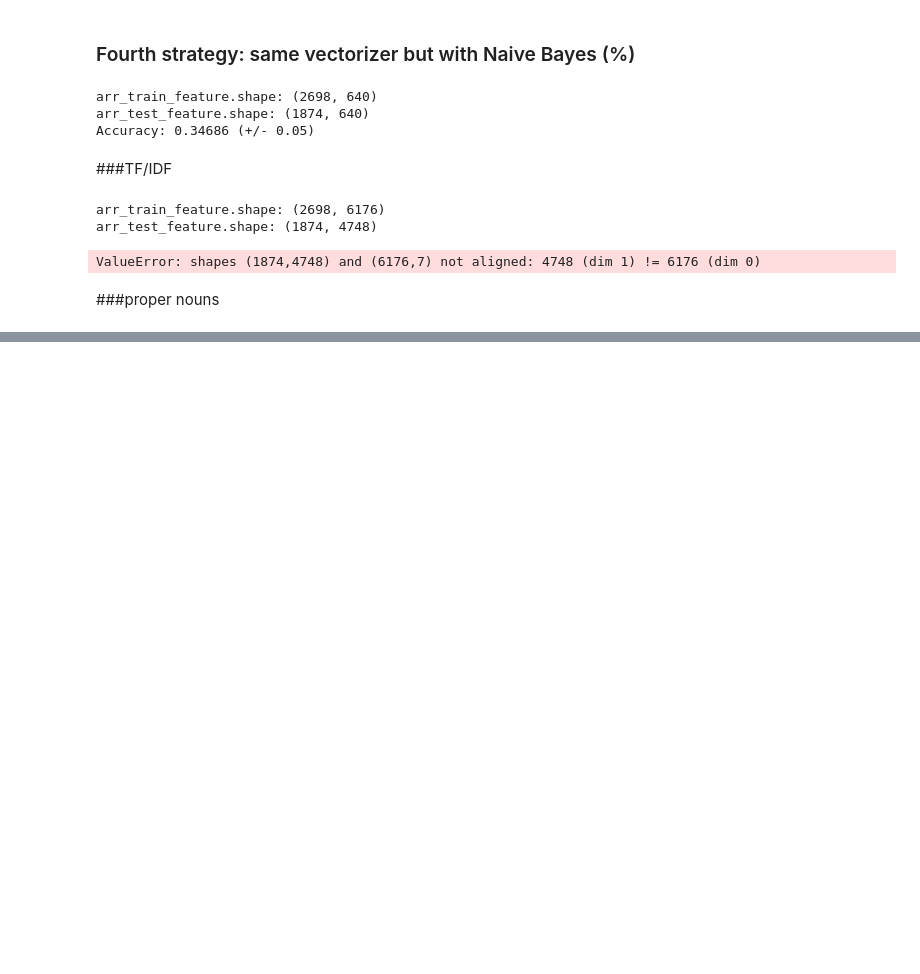
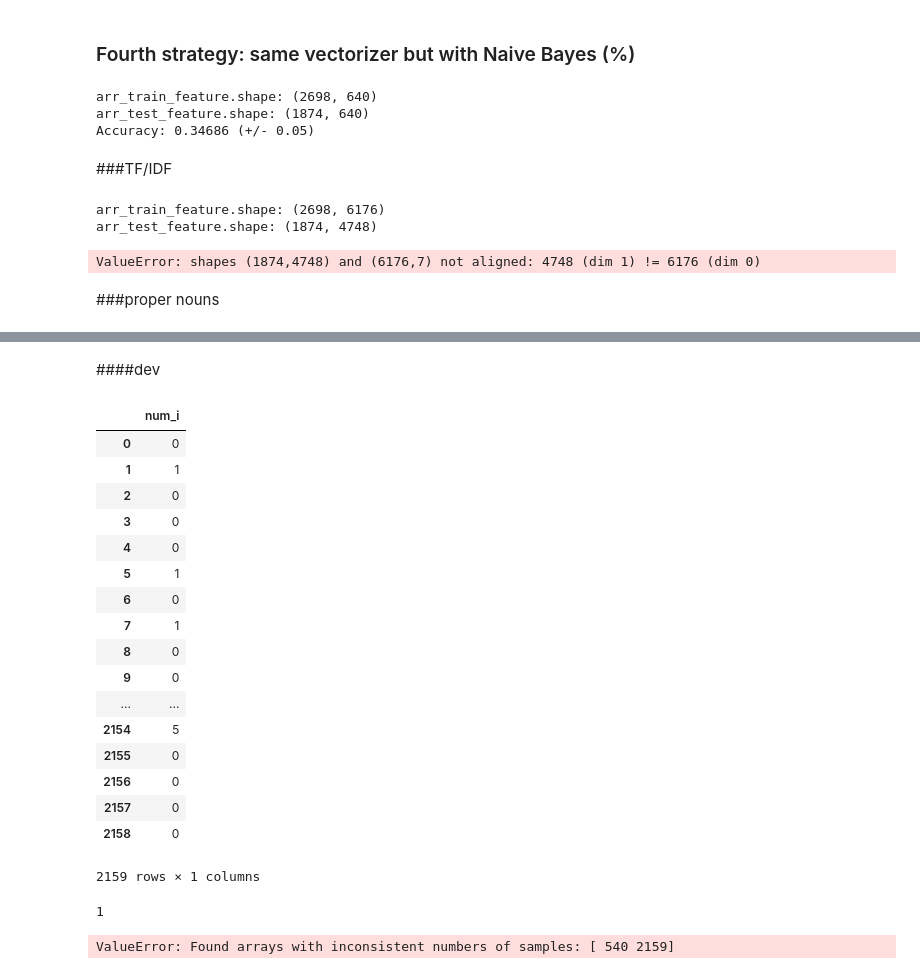
Before and after one commit to nsoldiac/KaggleNLP, a Jupyter notebook: Kaggle Notebook.ipynb, the cells around one changed output, grey strips where cells are left out. Drawn from its saved outputs; the diff is of its cells as text; code cells hidden in the pictures; blank space fills up the shorter version.

```diff
--- a/Kaggle Notebook.ipynb
+++ b/Kaggle Notebook.ipynb
@@ -410,0 +435,9 @@ ValueError: shapes (1874,4748) and (6176,7) not aligned: 4748 (dim 1) != 6176 (d
+# %%
+train_size = round(rows*.8)
+dev_size   = round(rows*.2)
+# %%
+df_train = df_shuffled.loc[:train_size]
+df_train.shape
+
+df_dev = df_shuffled.loc[train_size:dev_size+train_size].reset_index(drop=True)
+df_dev.shape
@@ -411,8 +448,17 @@ ValueError: shapes (1874,4748) and (6176,7) not aligned: 4748 (dim 1) != 6176 (d
 # %%
-num_i = []
-for i in tok_sent:
+tok_sent_train = []
+for i in df_train.Text:
+    tok_sent_train.append(nltk.word_tokenize(i))
+
+num_i_train = []
+for i in tok_sent_train:
     count = 0
     for j in i:
         if j == "i":
             count += 1
-    num_i.append(count)
+    num_i_train.append(count)
+
+# num_i = pd.Series(num_i)
+# df_train['num_i'] = num_i
+
+df_train_features = pd.DataFrame({'num_i': num_i_train})
@@ -438,0 +465,41 @@ num_i
+# %% [markdown]
+####dev
+# %%
+tok_sent_dev = []
+for i in df_dev.Text:
+    tok_sent_dev.append(nltk.word_tokenize(i))
+
+num_i_dev = []
+for i in tok_sent_test:
+    count = 0
+    for j in i:
+        if j == "i":
+            count += 1
+    num_i_dev.append(count)
+
+# num_i_dev = pd.Series(num_i)
+# df_dev['num_i'] = num_i
+
+
+df_dev_features = pd.DataFrame({'num_i': num_i_dev})
+# %%
+df_dev_features
+# %% [output]
+|  | num_i |
+| 0 | 0 |
+| 1 | 1 |
+| 2 | 0 |
+| 3 | 0 |
+| 4 | 0 |
+| 5 | 1 |
+| 6 | 0 |
+| 7 | 1 |
+| 8 | 0 |
+| 9 | 0 |
+| ... | ... |
+| 2154 | 5 |
+| 2155 | 0 |
+| 2156 | 0 |
+| 2157 | 0 |
+| 2158 | 0 |
+2159 rows × 1 columns
@@ -438,0 +509,9 @@ num_i
+# %%
+nb_predictions = nb_model.predict(df_dev_features)
+nb_predictions[0]
+# %% [output]
+1
+# %%
+accuracy_score(df_dev.Category, nb_predictions)
+# %% [output]
+ValueError: Found arrays with inconsistent numbers of samples: [ 540 2159]
```
Also changed, not shown: parts of 9 cells of this notebook.
